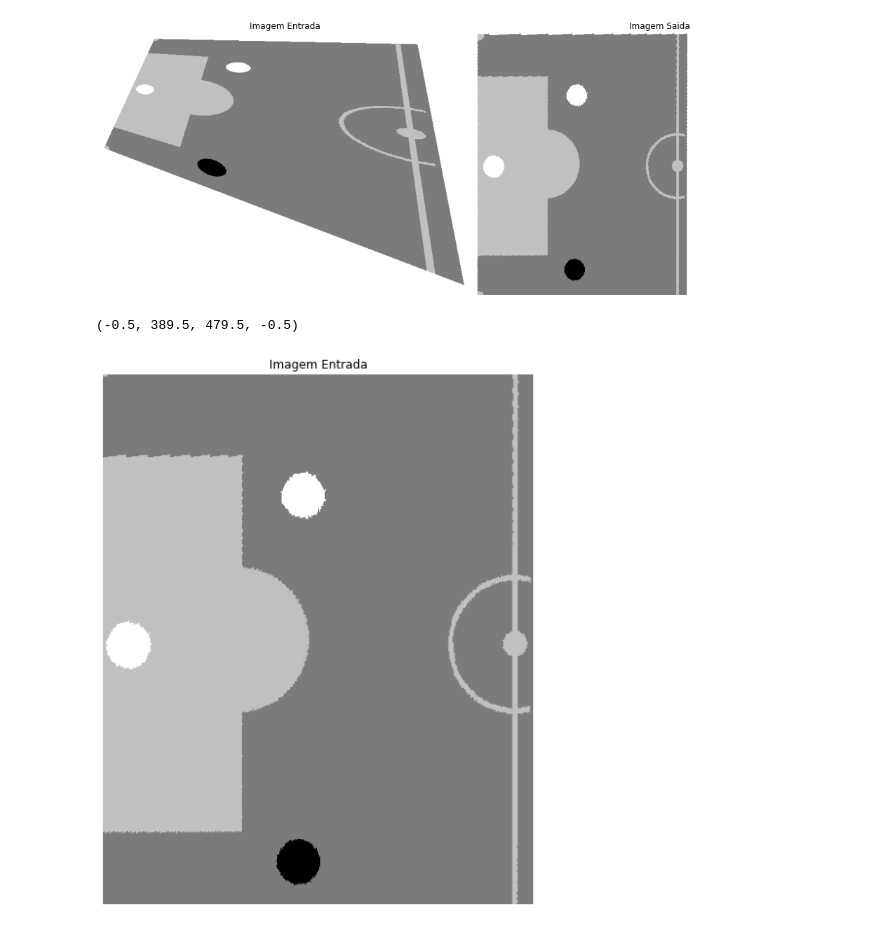
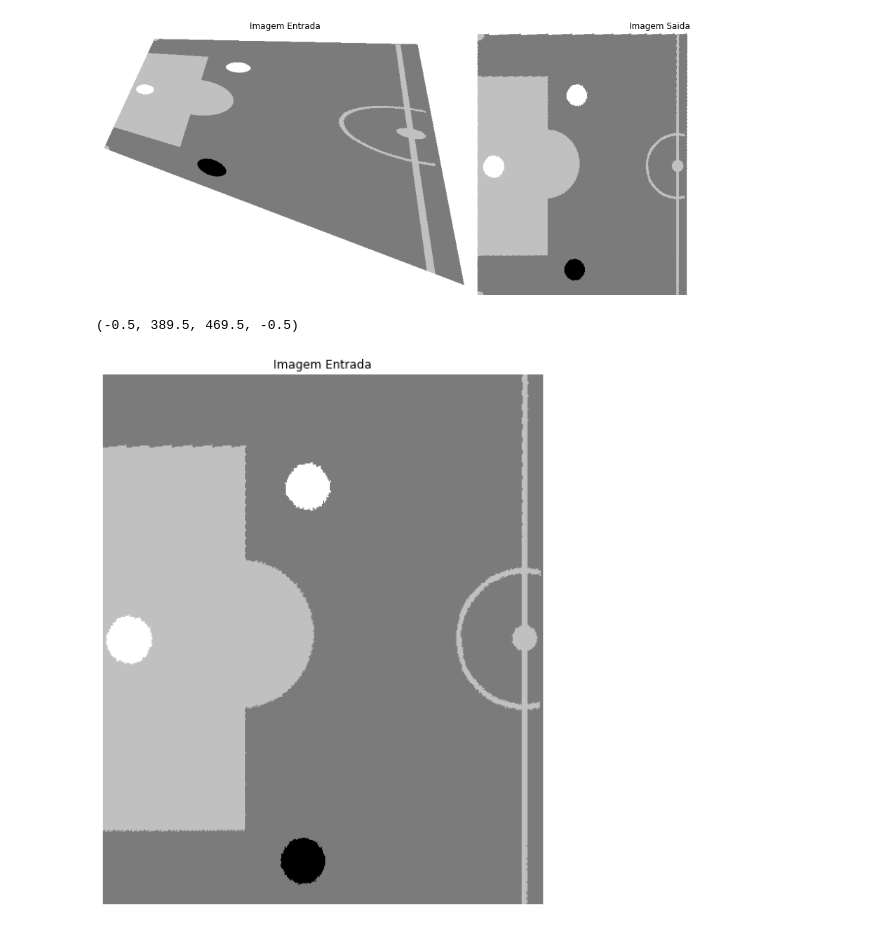
Before and after one commit to fekurita/MachineVision, a Jupyter notebook: APS2/APS2.ipynb, the cells around one changed output. Drawn from its saved outputs; the diff is of its cells as text; code cells hidden in the pictures.

```diff
--- a/APS2/APS2.ipynb
+++ b/APS2/APS2.ipynb
@@ -448,12 +445,14 @@ Deprecated in NumPy 1.20; for more details and guidance: https://numpy.org/devdo
   [Valores_TH[6], Valores_TH[7], 1]], dtype = np.float)
 [figure]
 # %%
-Fig_Campo_1_Pronta = TransProject(TH,Fig_Campo_1)[10:490,10:400]
+
+
+Fig_Campo_1_Pronta = TransProject(TH,Fig_Campo_1)[20:490,10:400]
 plt.figure(figsize=(15,10))
 
 plt.imshow(Fig_Campo_1_Pronta, cmap='gray')
 plt.title('Imagem Entrada')
 plt.axis('off')
 # %% [output]
-(-0.5, 389.5, 479.5, -0.5)
+(-0.5, 389.5, 469.5, -0.5)
-[figure, old version]
+[figure, new version]
```
Also changed, not shown: parts of 4 cells of this notebook.
